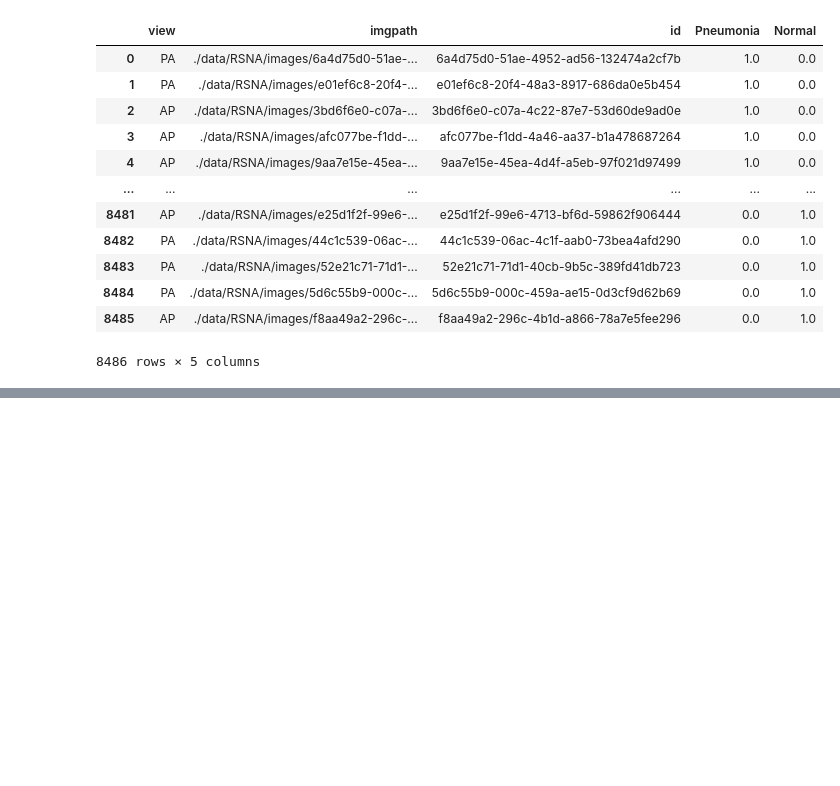
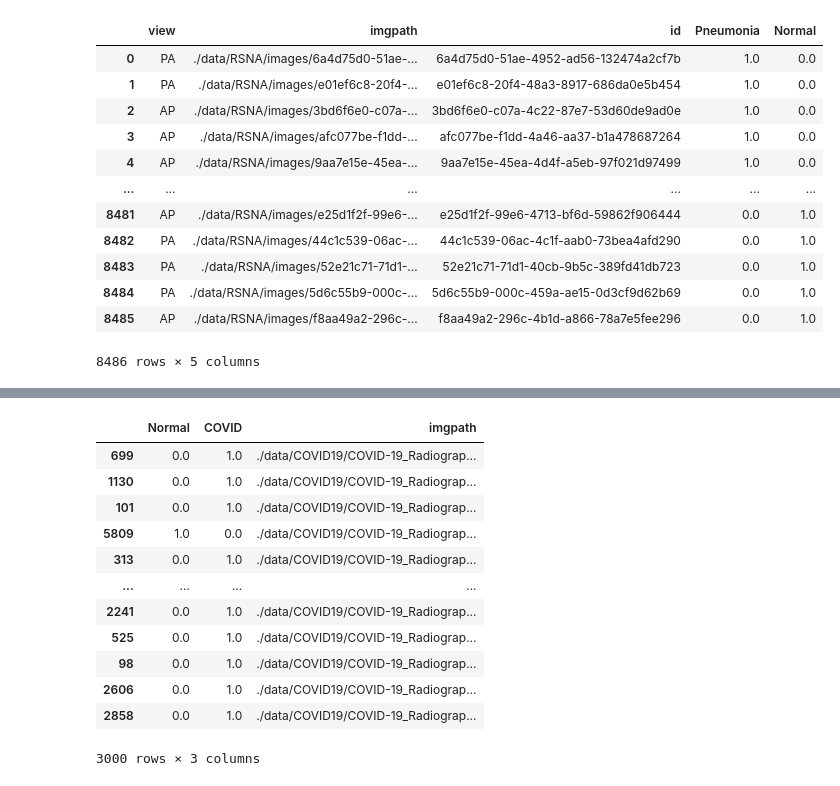
Before and after one commit to RyanWangZf/MedCLIP, a Jupyter notebook: playground.ipynb, the cells around one changed output, grey strips where cells are left out. Saved outputs shown, nothing was run; the diff lists cells and outputs as text; code cells hidden in the pictures; blank space fills up the shorter version.

```diff
--- a/playground.ipynb
+++ b/playground.ipynb
@@ -175,0 +220,17 @@ rsna_balanced_train_meta
+# %%
+covid_test_meta = pd.read_csv('./local_data/covid-test-meta.csv', index_col=0)
+covid_test_meta
+# %% [output]
+|  | Normal | COVID | imgpath |
+| 699 | 0.0 | 1.0 | ./data/COVID19/COVID-19_Radiograp... |
+| 1130 | 0.0 | 1.0 | ./data/COVID19/COVID-19_Radiograp... |
+| 101 | 0.0 | 1.0 | ./data/COVID19/COVID-19_Radiograp... |
+| 5809 | 1.0 | 0.0 | ./data/COVID19/COVID-19_Radiograp... |
+| 313 | 0.0 | 1.0 | ./data/COVID19/COVID-19_Radiograp... |
+| ... | ... | ... | ... |
+| 2241 | 0.0 | 1.0 | ./data/COVID19/COVID-19_Radiograp... |
+| 525 | 0.0 | 1.0 | ./data/COVID19/COVID-19_Radiograp... |
+| 98 | 0.0 | 1.0 | ./data/COVID19/COVID-19_Radiograp... |
+| 2606 | 0.0 | 1.0 | ./data/COVID19/COVID-19_Radiograp... |
+| 2858 | 0.0 | 1.0 | ./data/COVID19/COVID-19_Radiograp... |
+3000 rows × 3 columns
```
Also changed, not shown: parts of 5 cells of this notebook, 9 other files.
